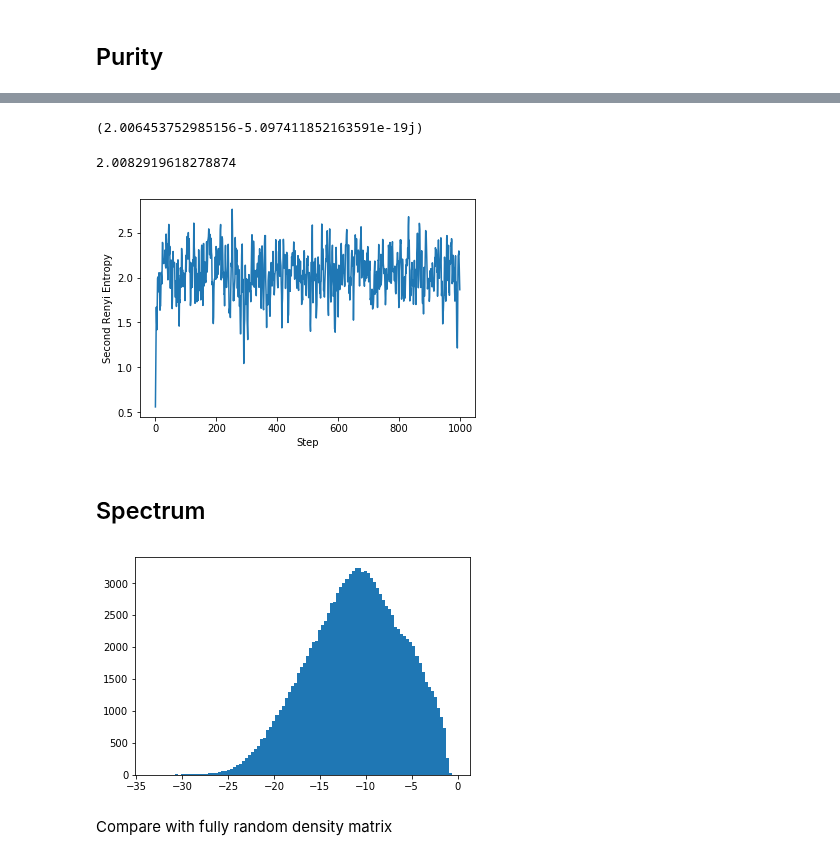
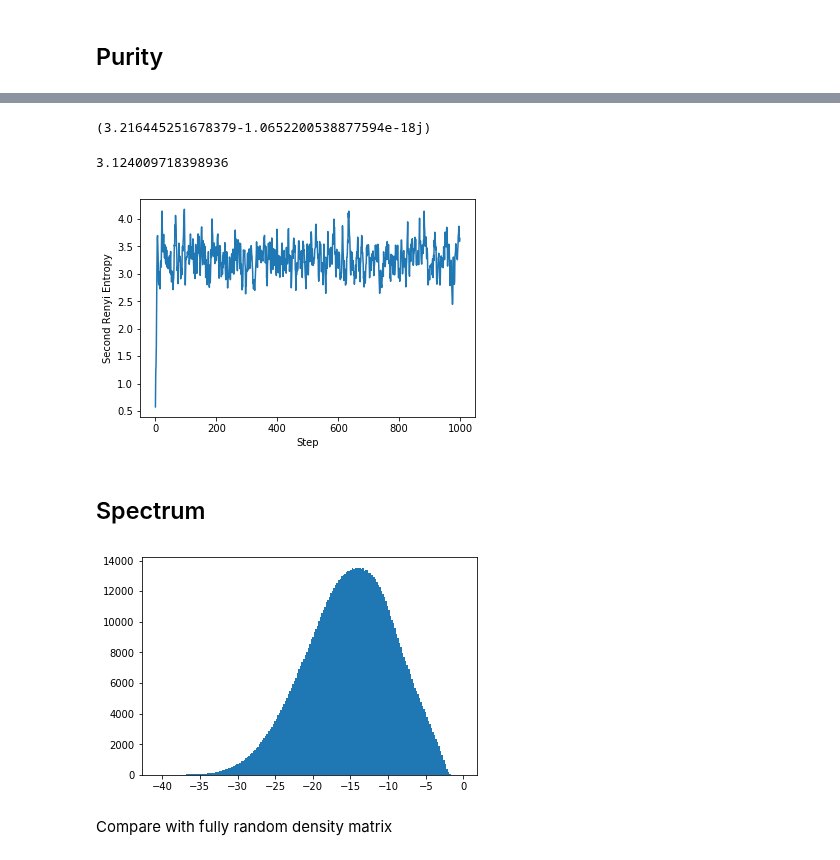
Before and after one commit to AustenLamacraft/ruc, a Jupyter notebook: notebooks/RUC-channel.ipynb, the cells around one changed output, grey strips where cells are left out. Drawn from its saved outputs; the diff is of its cells as text; code cells hidden in the pictures.

```diff
--- a/notebooks/RUC-channel.ipynb
+++ b/notebooks/RUC-channel.ipynb
@@ -48,7 +48,7 @@ plt.semilogy(depths, timeit_results, depths, 0.0000005*4**depths)
 ## Purity
 # %%
 q = 2
-depth = 7
+depth = 10
 # ρ = np.zeros(2*depth*[q])
 # ρ[tuple(2*depth*[0])] = 1
 ρ = random_ρ(q, depth)
@@ -59,3 +59,5 @@ for step in range(1000):
     purity_trace = np.append(purity_trace, trace_square(ρ))
     eigenvalues = np.concatenate([eigenvalues, eigh(tensor_to_matrix(ρ), eigvals_only=True)])
     ρ = apply_gates(ρ, random_gates(q, depth))
+    if step % 100 == 0:
+        print("step ", step)
@@ -62,23 +75,23 @@ for step in range(1000):
 # %%
 -np.log(np.mean(purity_trace))
 # %% [output]
-(2.006453752985156-5.097411852163591e-19j)
+(3.216445251678379-1.0652200538877594e-18j)
 # %%
--np.log((4/5)**9)
+-np.log((4/5)**14)
 # %% [output]
-2.0082919618278874
+3.124009718398936
 # %%
 plt.plot(-np.log(purity_trace))
 plt.xlabel("Step")
 plt.ylabel("Second Renyi Entropy");
 # %% [output]
-[figure, old version]
+[figure, new version]
 # %% [markdown]
 ## Spectrum
 # %%
-plt.hist(np.log(eigenvalues), bins=100);
+plt.hist(np.log(eigenvalues), bins=200);
 # %% [output]
-[figure, old version]
+[figure, new version]
 # %% [markdown]
 Compare with fully random density matrix
 # %%
```
Also changed, not shown: parts of 1 cell of this notebook, 1 other file.
